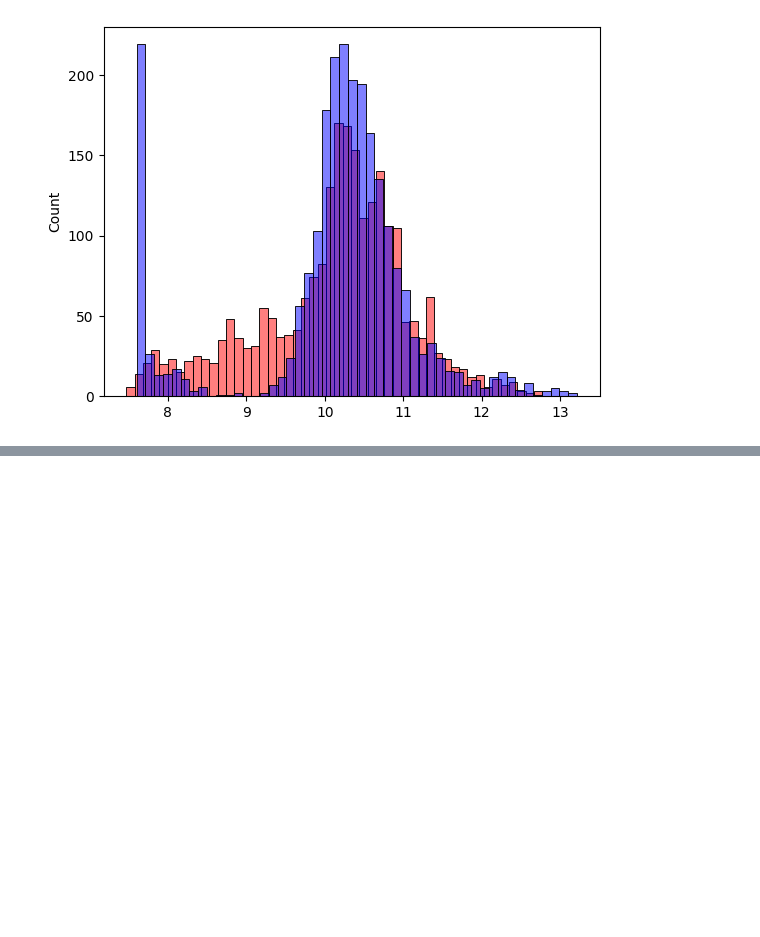
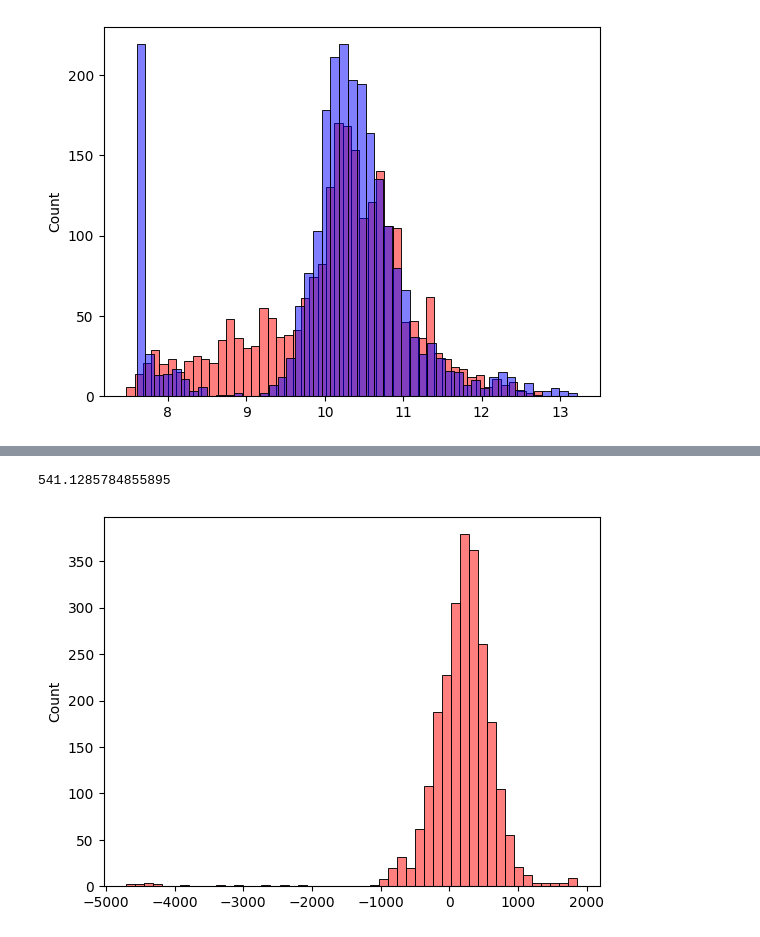
Before and after one commit to aaalexlit/machine-learning-zoomcamp-alex, a Jupyter notebook: 02-regression/carprice-eda-linreg.ipynb, the cells around one changed output, grey strips where cells are left out. Drawn from its saved outputs; the diff is of its cells as text; code cells hidden in the pictures; blank space fills up the shorter version.

```diff
--- a/02-regression/carprice-eda-linreg.ipynb
+++ b/02-regression/carprice-eda-linreg.ipynb
@@ -307,0 +370,7 @@ plot_pred_vs_true_hist(y_pred=y_pred_2, y_true=y_val)
+# %%
+    categorical_variables = list(df.dtypes[df.dtypes == 'object'].index)
+    categorical_variables.remove('model')
+    categories = {
+        c: list(df[c].value_counts().head().index) for c in categorical_variables
+    }
+    categories
@@ -307,0 +395,37 @@ plot_pred_vs_true_hist(y_pred=y_pred_2, y_true=y_val)
+# %%
+def prepare_X_5(df):
+    df = df.copy()
+    features = base + ['age']
+
+    df['age'] = dataset_year - df.year
+
+    for v in [2, 3, 4]:
+        feat_name = f'num_doors_{v}'
+        df[feat_name] = (df.number_of_doors == v).astype('int')
+        features.append(feat_name)
+
+    categorical_variables = list(df.dtypes[df.dtypes == 'object'].index)
+    categorical_variables.remove('model')
+    categories = {
+        c: list(df[c].value_counts().head().index) for c in categorical_variables
+    }
+
+    for c, values in categories.items():
+        for v in values:
+            feature_name = f'{c}_{v}'
+            df[feature_name] = (df[c] == v).astype('int')
+            features.append(feature_name)
+
+
+    df_num = df[features]
+    df_num = df_num.fillna(0)
+    return df_num.values
+# %%
+y_pred_5, rmse_5 = train_and_calculate_rmse(prepare_X=prepare_X_5)
+rmse_5
+# %% [output]
+541.1285784855895
+# %%
+plot_pred_vs_true_hist(y_pred=y_pred_5, y_true=y_val)
+# %% [output]
+[figure, added]
```
Also changed, not shown: parts of 11 cells of this notebook.
